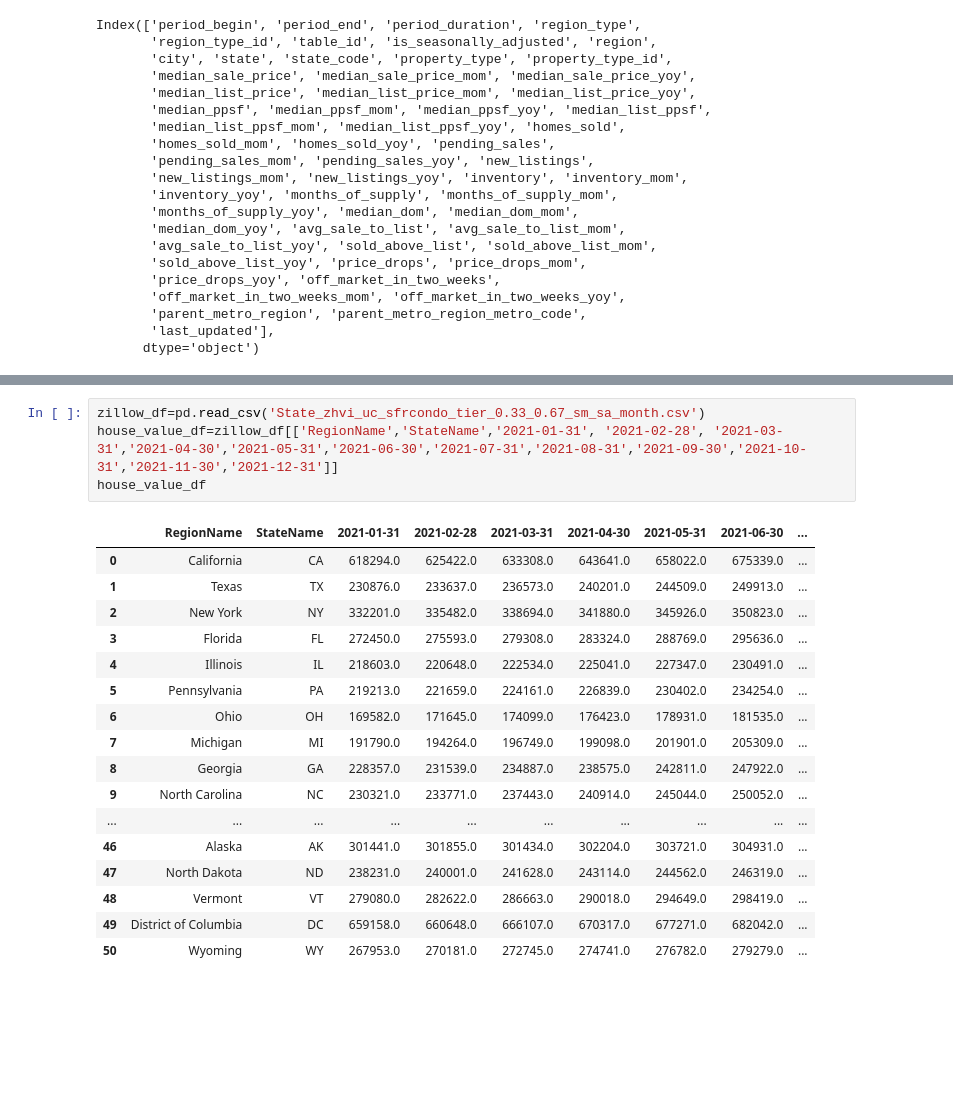
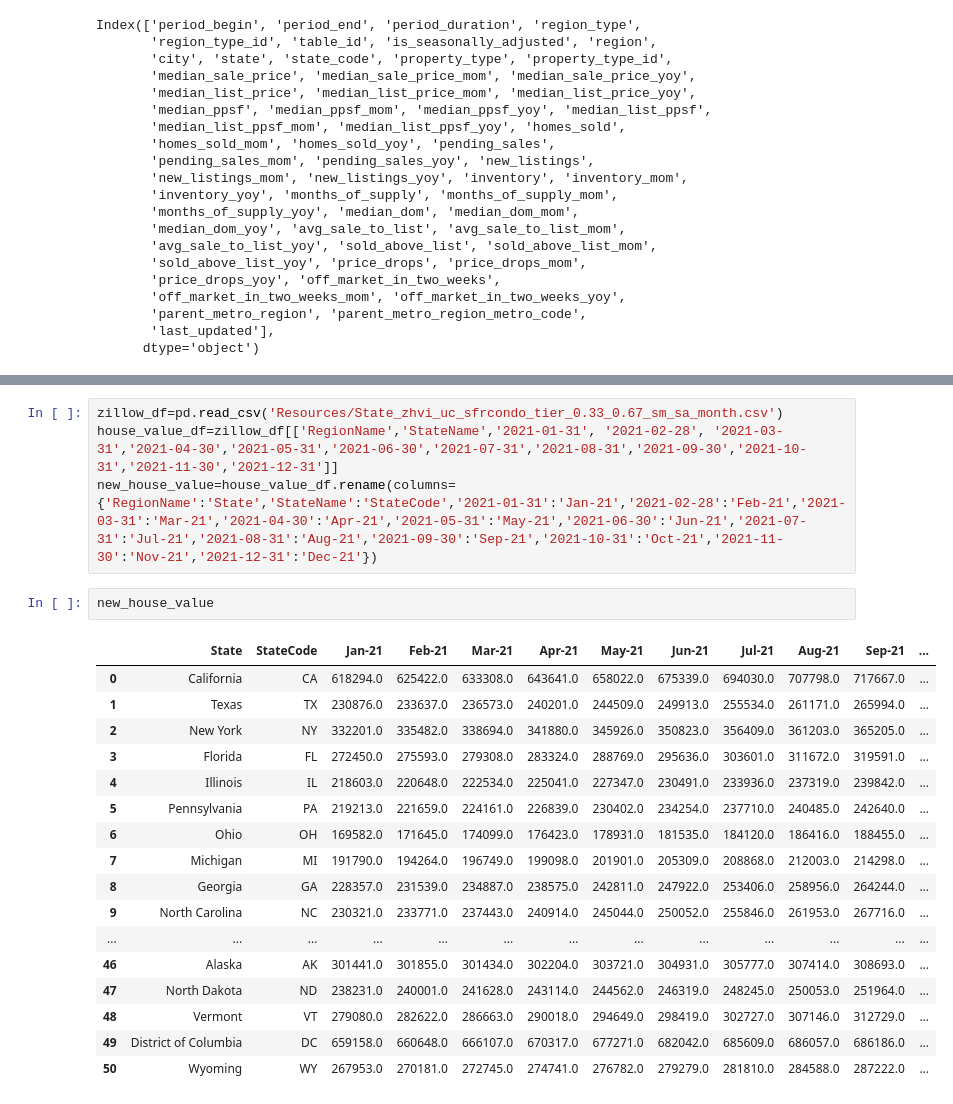
Before and after one commit to gfujitani/project_2, a Jupyter notebook: data_collection.ipynb, the cells around one changed output, grey strips where cells are left out. Drawn from its saved outputs; the diff is of its cells as text; blank space fills up the shorter version.

```diff
--- a/data_collection.ipynb
+++ b/data_collection.ipynb
@@ -97,22 +89,24 @@ tsv_df
 # %%
-zillow_df=pd.read_csv('State_zhvi_uc_sfrcondo_tier_0.33_0.67_sm_sa_month.csv')
+zillow_df=pd.read_csv('Resources/State_zhvi_uc_sfrcondo_tier_0.33_0.67_sm_sa_month.csv')
 house_value_df=zillow_df[['RegionName','StateName','2021-01-31', '2021-02-28', '2021-03-31','2021-04-30','2021-05-31','2021-06-30','2021-07-31','2021-08-31','2021-09-30','2021-10-31','2021-11-30','2021-12-31']]
-house_value_df
+new_house_value=house_value_df.rename(columns={'RegionName':'State','StateName':'StateCode','2021-01-31':'Jan-21','2021-02-28':'Feb-21','2021-03-31':'Mar-21','2021-04-30':'Apr-21','2021-05-31':'May-21','2021-06-30':'Jun-21','2021-07-31':'Jul-21','2021-08-31':'Aug-21','2021-09-30':'Sep-21','2021-10-31':'Oct-21','2021-11-30':'Nov-21','2021-12-31':'Dec-21'})
-# %% [output]
-|  | RegionName | StateName | 2021-01-31 | 2021-02-28 | 2021-03-31 | 2021-04-30 | 2021-05-31 | 2021-06-30 | ... |
-| 0 | California | CA | 618294.0 | 625422.0 | 633308.0 | 643641.0 | 658022.0 | 675339.0 | ... |
-| 1 | Texas | TX | 230876.0 | 233637.0 | 236573.0 | 240201.0 | 244509.0 | 249913.0 | ... |
-| 2 | New York | NY | 332201.0 | 335482.0 | 338694.0 | 341880.0 | 345926.0 | 350823.0 | ... |
-| 3 | Florida | FL | 272450.0 | 275593.0 | 279308.0 | 283324.0 | 288769.0 | 295636.0 | ... |
-| 4 | Illinois | IL | 218603.0 | 220648.0 | 222534.0 | 225041.0 | 227347.0 | 230491.0 | ... |
-| 5 | Pennsylvania | PA | 219213.0 | 221659.0 | 224161.0 | 226839.0 | 230402.0 | 234254.0 | ... |
-| 6 | Ohio | OH | 169582.0 | 171645.0 | 174099.0 | 176423.0 | 178931.0 | 181535.0 | ... |
-| 7 | Michigan | MI | 191790.0 | 194264.0 | 196749.0 | 199098.0 | 201901.0 | 205309.0 | ... |
-| 8 | Georgia | GA | 228357.0 | 231539.0 | 234887.0 | 238575.0 | 242811.0 | 247922.0 | ... |
-| 9 | North Carolina | NC | 230321.0 | 233771.0 | 237443.0 | 240914.0 | 245044.0 | 250052.0 | ... |
-| ... | ... | ... | ... | ... | ... | ... | ... | ... | ... |
-| 46 | Alaska | AK | 301441.0 | 301855.0 | 301434.0 | 302204.0 | 303721.0 | 304931.0 | ... |
-| 47 | North Dakota | ND | 238231.0 | 240001.0 | 241628.0 | 243114.0 | 244562.0 | 246319.0 | ... |
-| 48 | Vermont | VT | 279080.0 | 282622.0 | 286663.0 | 290018.0 | 294649.0 | 298419.0 | ... |
-| 49 | District of Columbia | DC | 659158.0 | 660648.0 | 666107.0 | 670317.0 | 677271.0 | 682042.0 | ... |
-| 50 | Wyoming | WY | 267953.0 | 270181.0 | 272745.0 | 274741.0 | 276782.0 | 279279.0 | ... |
+# %%
+new_house_value
+# %% [output]
+|  | State | StateCode | Jan-21 | Feb-21 | Mar-21 | Apr-21 | May-21 | Jun-21 | Jul-21 | Aug-21 | Sep-21 | ... |
+| 0 | California | CA | 618294.0 | 625422.0 | 633308.0 | 643641.0 | 658022.0 | 675339.0 | 694030.0 | 707798.0 | 717667.0 | ... |
+| 1 | Texas | TX | 230876.0 | 233637.0 | 236573.0 | 240201.0 | 244509.0 | 249913.0 | 255534.0 | 261171.0 | 265994.0 | ... |
+| 2 | New York | NY | 332201.0 | 335482.0 | 338694.0 | 341880.0 | 345926.0 | 350823.0 | 356409.0 | 361203.0 | 365205.0 | ... |
+| 3 | Florida | FL | 272450.0 | 275593.0 | 279308.0 | 283324.0 | 288769.0 | 295636.0 | 303601.0 | 311672.0 | 319591.0 | ... |
+| 4 | Illinois | IL | 218603.0 | 220648.0 | 222534.0 | 225041.0 | 227347.0 | 230491.0 | 233936.0 | 237319.0 | 239842.0 | ... |
+| 5 | Pennsylvania | PA | 219213.0 | 221659.0 | 224161.0 | 226839.0 | 230402.0 | 234254.0 | 237710.0 | 240485.0 | 242640.0 | ... |
+| 6 | Ohio | OH | 169582.0 | 171645.0 | 174099.0 | 176423.0 | 178931.0 | 181535.0 | 184120.0 | 186416.0 | 188455.0 | ... |
+| 7 | Michigan | MI | 191790.0 | 194264.0 | 196749.0 | 199098.0 | 201901.0 | 205309.0 | 208868.0 | 212003.0 | 214298.0 | ... |
+| 8 | Georgia | GA | 228357.0 | 231539.0 | 234887.0 | 238575.0 | 242811.0 | 247922.0 | 253406.0 | 258956.0 | 264244.0 | ... |
+| 9 | North Carolina | NC | 230321.0 | 233771.0 | 237443.0 | 240914.0 | 245044.0 | 250052.0 | 255846.0 | 261953.0 | 267716.0 | ... |
+| ... | ... | ... | ... | ... | ... | ... | ... | ... | ... | ... | ... | ... |
+| 46 | Alaska | AK | 301441.0 | 301855.0 | 301434.0 | 302204.0 | 303721.0 | 304931.0 | 305777.0 | 307414.0 | 308693.0 | ... |
+| 47 | North Dakota | ND | 238231.0 | 240001.0 | 241628.0 | 243114.0 | 244562.0 | 246319.0 | 248245.0 | 250053.0 | 251964.0 | ... |
+| 48 | Vermont | VT | 279080.0 | 282622.0 | 286663.0 | 290018.0 | 294649.0 | 298419.0 | 302727.0 | 307146.0 | 312729.0 | ... |
+| 49 | District of Columbia | DC | 659158.0 | 660648.0 | 666107.0 | 670317.0 | 677271.0 | 682042.0 | 685609.0 | 686057.0 | 686186.0 | ... |
+| 50 | Wyoming | WY | 267953.0 | 270181.0 | 272745.0 | 274741.0 | 276782.0 | 279279.0 | 281810.0 | 284588.0 | 287222.0 | ... |
```
Also changed, not shown: parts of 8 cells of this notebook.
